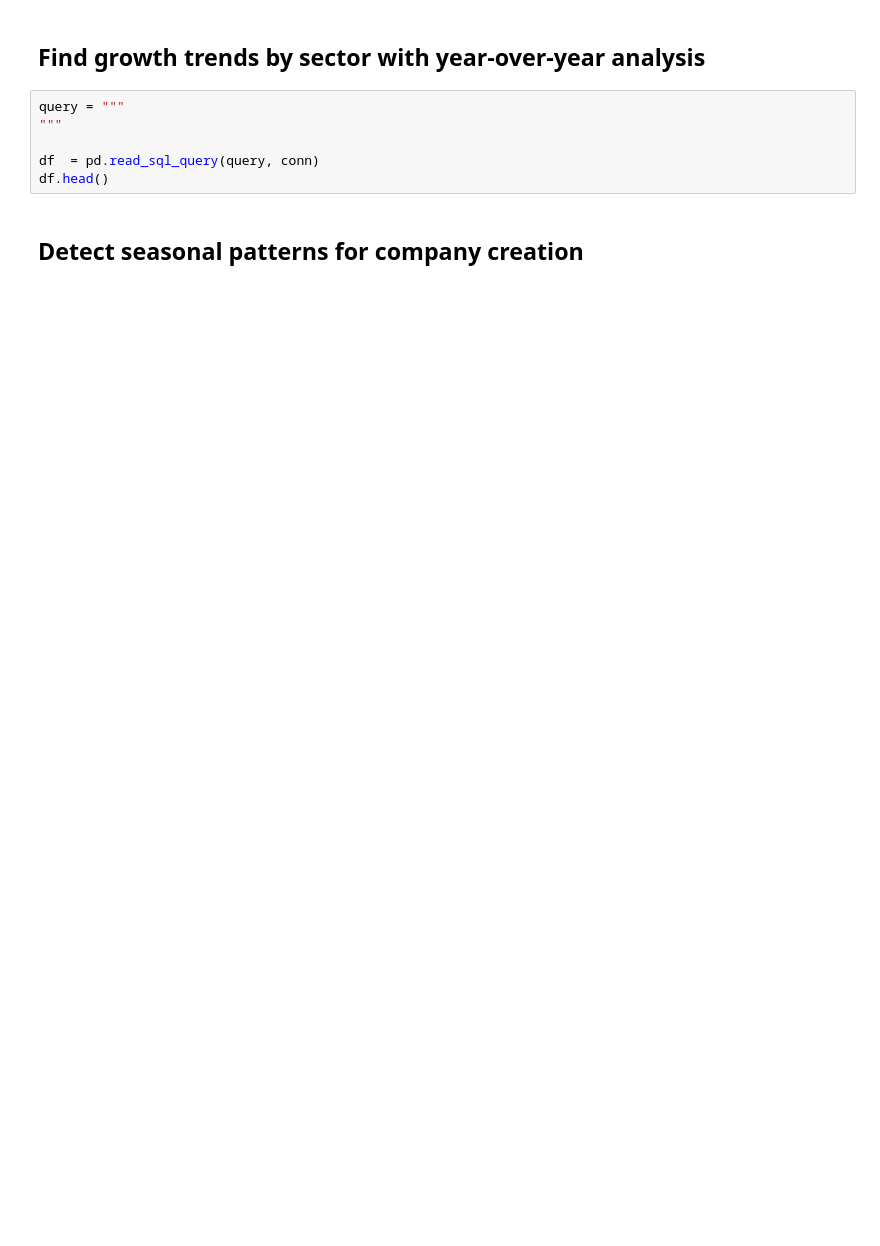
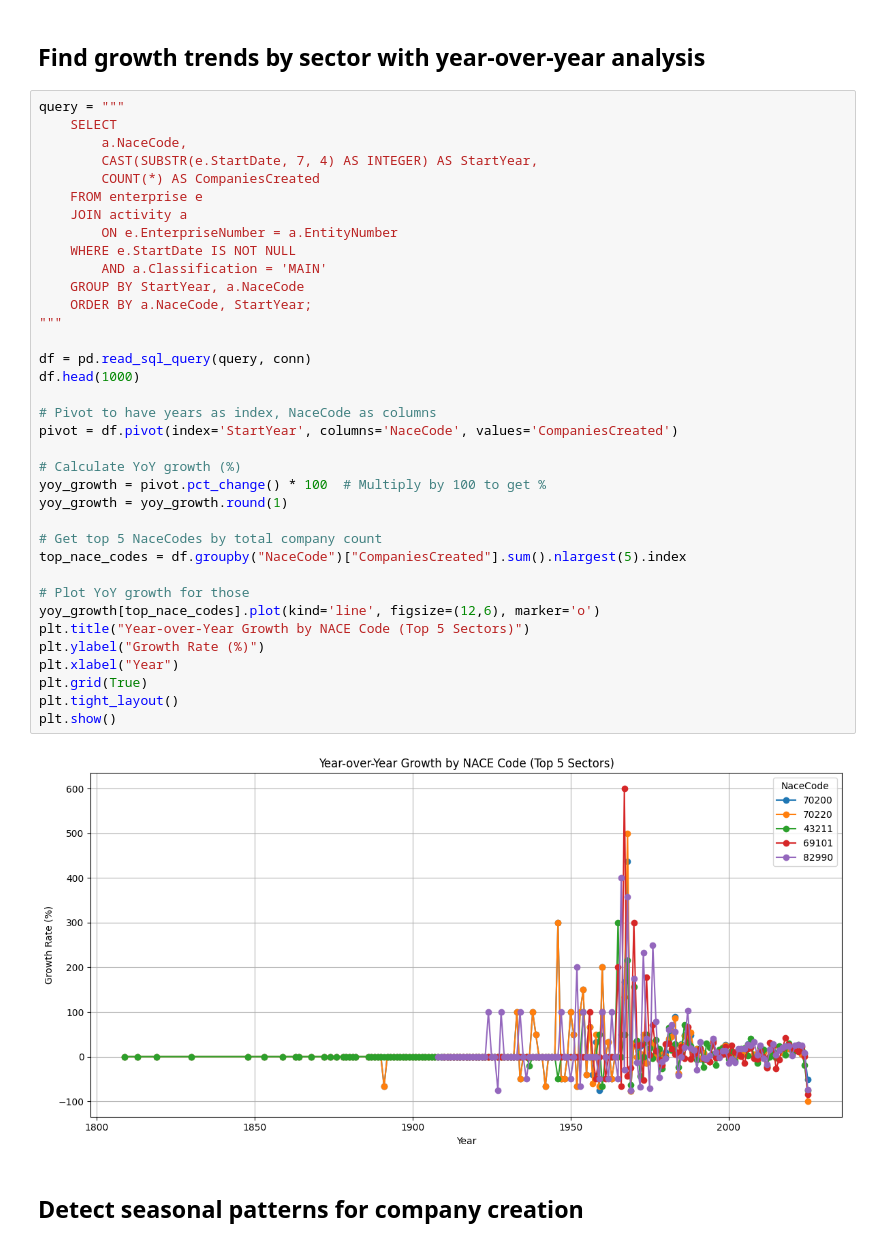
Before and after one commit to albertopd/challenge-data-analysis-sql, a Jupyter notebook: data-analysis-sql.ipynb, the cells around one changed output. Drawn from its saved outputs; the diff is of its cells as text; blank space fills up the shorter version.

Commit message:
Updated queries and started plotting

```diff
--- a/data-analysis-sql.ipynb
+++ b/data-analysis-sql.ipynb
@@ -214,10 +271,42 @@ df.head()
 ## Find growth trends by sector with year-over-year analysis
 # %%
 query = """
+    SELECT
+        a.NaceCode,
+        CAST(SUBSTR(e.StartDate, 7, 4) AS INTEGER) AS StartYear,
+        COUNT(*) AS CompaniesCreated
+    FROM enterprise e
+    JOIN activity a
+        ON e.EnterpriseNumber = a.EntityNumber
+    WHERE e.StartDate IS NOT NULL
+        AND a.Classification = 'MAIN'
+    GROUP BY StartYear, a.NaceCode
+    ORDER BY a.NaceCode, StartYear;
 """
 
-df  = pd.read_sql_query(query, conn)
-df.head()
+df = pd.read_sql_query(query, conn)
+df.head(1000)
+
+# Pivot to have years as index, NaceCode as columns
+pivot = df.pivot(index='StartYear', columns='NaceCode', values='CompaniesCreated')
+
+# Calculate YoY growth (%)
+yoy_growth = pivot.pct_change() * 100  # Multiply by 100 to get %
+yoy_growth = yoy_growth.round(1)
+
+# Get top 5 NaceCodes by total company count
+top_nace_codes = df.groupby("NaceCode")["CompaniesCreated"].sum().nlargest(5).index
+
+# Plot YoY growth for those
+yoy_growth[top_nace_codes].plot(kind='line', figsize=(12,6), marker='o')
+plt.title("Year-over-Year Growth by NACE Code (Top 5 Sectors)")
+plt.ylabel("Growth Rate (%)")
+plt.xlabel("Year")
+plt.grid(True)
+plt.tight_layout()
+plt.show()
+# %% [output]
+[figure, added]
 # %% [markdown]
 ## Detect seasonal patterns for company creation
 # %%
```
Also changed, not shown: parts of 11 cells of this notebook, 2 other files.
